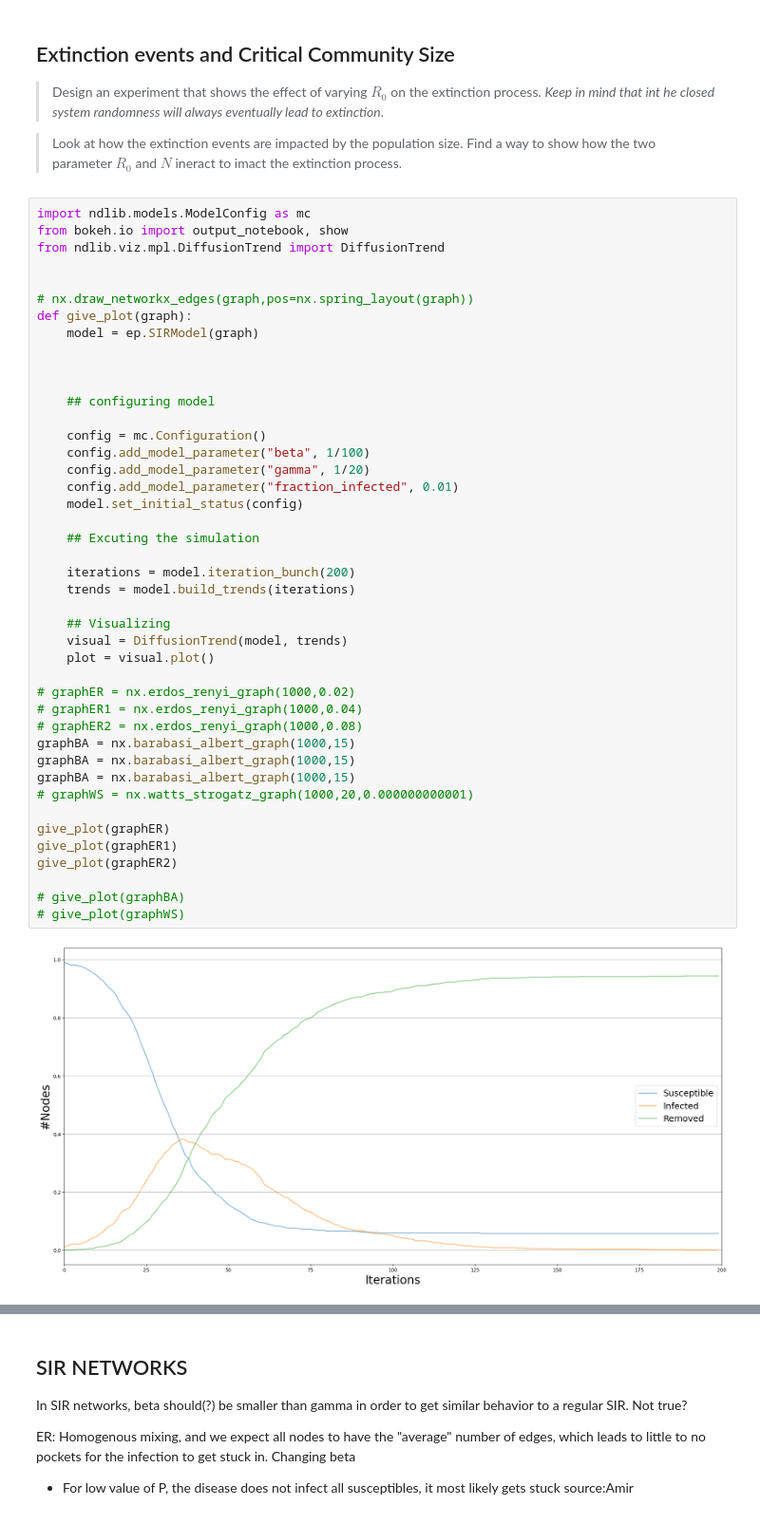
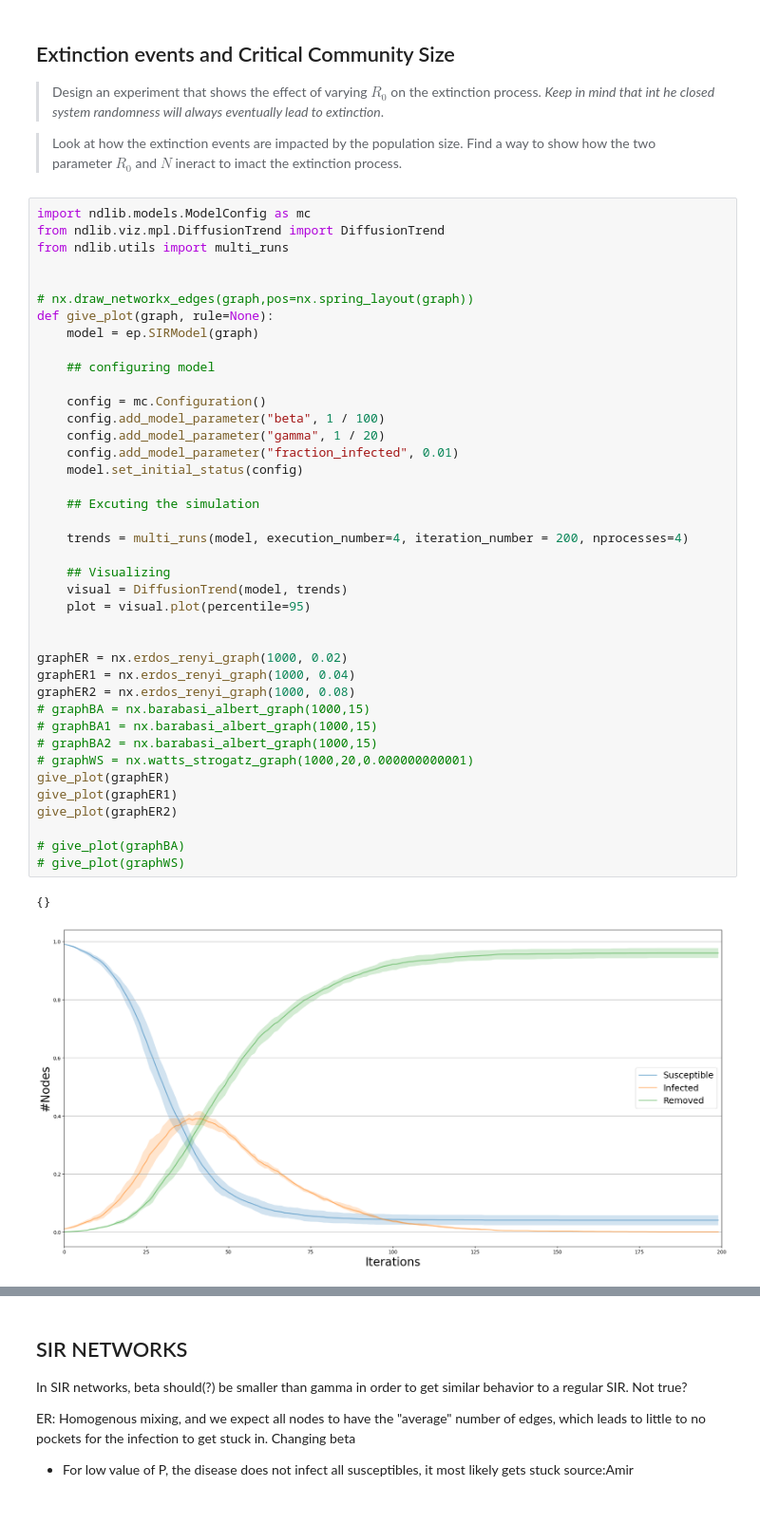
Before and after one commit to AmirSahrani/IntroCompAssignment2_fresh, a Jupyter notebook: Assignment2.ipynb, the cells around one changed output, grey strips where cells are left out. Shown at 95% size. Cells and saved outputs as stored; diff of their text form.

Commit message:
Added a beautiful implementation for testing and vaccinating
All for the low low cost of error bars and multi threading

```diff
--- a/Assignment2.ipynb
+++ b/Assignment2.ipynb
@@ -637,46 +538,44 @@ plt.show()
 > Look at how the extinction events are impacted by the population size. Find a way to show how the two parameter $R_0$ and $N$ ineract to imact the extinction process.
 # %%
 import ndlib.models.ModelConfig as mc
-from bokeh.io import output_notebook, show
 from ndlib.viz.mpl.DiffusionTrend import DiffusionTrend
+from ndlib.utils import multi_runs
 
 
 # nx.draw_networkx_edges(graph,pos=nx.spring_layout(graph))
-def give_plot(graph):
+def give_plot(graph, rule=None):
     model = ep.SIRModel(graph)
-
-
 
     ## configuring model
 
     config = mc.Configuration()
-    config.add_model_parameter("beta", 1/100)
-    config.add_model_parameter("gamma", 1/20)
+    config.add_model_parameter("beta", 1 / 100)
+    config.add_model_parameter("gamma", 1 / 20)
     config.add_model_parameter("fraction_infected", 0.01)
     model.set_initial_status(config)
 
     ## Excuting the simulation
 
-    iterations = model.iteration_bunch(200)
-    trends = model.build_trends(iterations)
+    trends = multi_runs(model, execution_number=4, iteration_number = 200, nprocesses=4)
 
     ## Visualizing
     visual = DiffusionTrend(model, trends)
-    plot = visual.plot()
+    plot = visual.plot(percentile=95)
 
-# graphER = nx.erdos_renyi_graph(1000,0.02)
-# graphER1 = nx.erdos_renyi_graph(1000,0.04)
-# graphER2 = nx.erdos_renyi_graph(1000,0.08)
-graphBA = nx.barabasi_albert_graph(1000,15)
-graphBA = nx.barabasi_albert_graph(1000,15)
-graphBA = nx.barabasi_albert_graph(1000,15)
+
+graphER = nx.erdos_renyi_graph(1000, 0.02)
+graphER1 = nx.erdos_renyi_graph(1000, 0.04)
+graphER2 = nx.erdos_renyi_graph(1000, 0.08)
+# graphBA = nx.barabasi_albert_graph(1000,15)
+# graphBA1 = nx.barabasi_albert_graph(1000,15)
+# graphBA2 = nx.barabasi_albert_graph(1000,15)
 # graphWS = nx.watts_strogatz_graph(1000,20,0.000000000001)
-
 give_plot(graphER)
 give_plot(graphER1)
 give_plot(graphER2)
 
 # give_plot(graphBA)
 # give_plot(graphWS)
 # %% [output]
+{}
-[figure, old version]
+[figure, new version]
```
Also changed, not shown: parts of 23 cells of this notebook, 2 other files.
